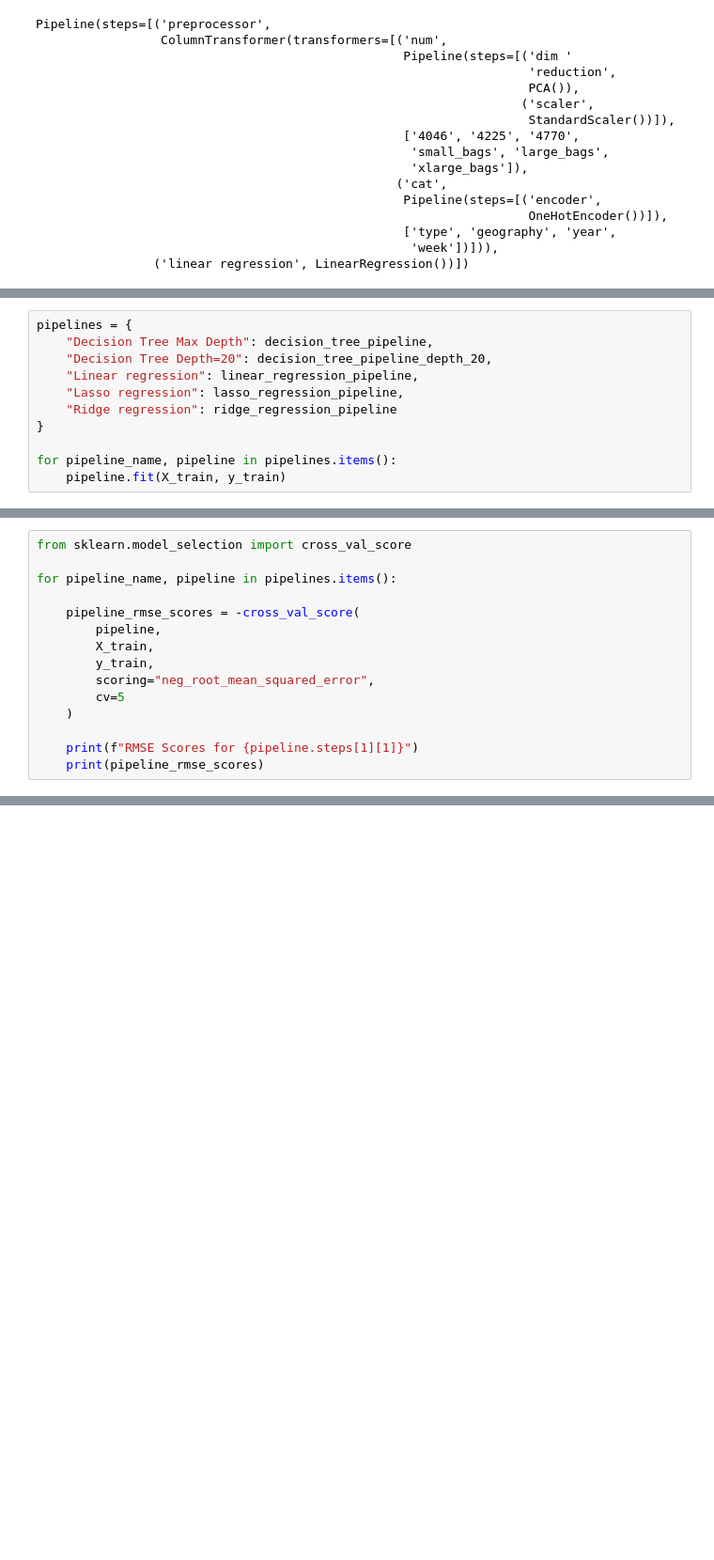
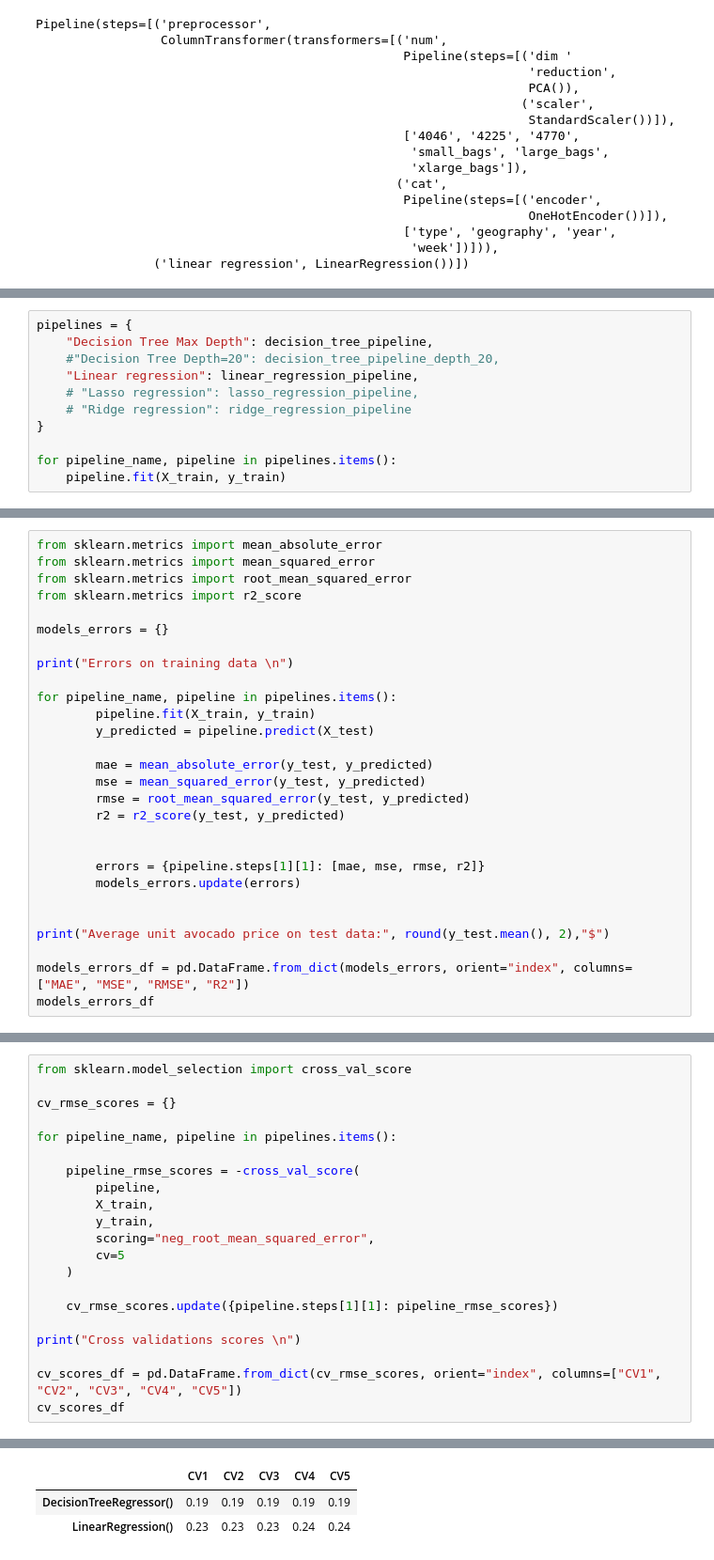
Before and after one commit to albertoprb/ml-avocado-price, a Jupyter notebook: model/model_v3.ipynb, the cells around one changed output, grey strips where cells are left out. Shown at 94% size. Saved outputs shown, nothing was run; the diff lists cells and outputs as text; blank space fills up the shorter version.

Commit message:
Cross-validation & Errors

```diff
--- a/model/model_v3.ipynb
+++ b/model/model_v3.ipynb
@@ -197,10 +199,10 @@ Test features shape:  (10905, 10)
 # %%
 pipelines = {
     "Decision Tree Max Depth": decision_tree_pipeline,
-    "Decision Tree Depth=20": decision_tree_pipeline_depth_20,
+    #"Decision Tree Depth=20": decision_tree_pipeline_depth_20,
     "Linear regression": linear_regression_pipeline,
-    "Lasso regression": lasso_regression_pipeline,
-    "Ridge regression": ridge_regression_pipeline
+    # "Lasso regression": lasso_regression_pipeline,
+    # "Ridge regression": ridge_regression_pipeline
 }
 
 for pipeline_name, pipeline in pipelines.items():
@@ -228,0 +210,28 @@ Average deviation between real and estimated (Using RMSE): 0.0 $
+# %%
+from sklearn.metrics import mean_absolute_error
+from sklearn.metrics import mean_squared_error
+from sklearn.metrics import root_mean_squared_error
+from sklearn.metrics import r2_score
+
+models_errors = {}
+
+print("Errors on training data \n")
+
+for pipeline_name, pipeline in pipelines.items():
+        pipeline.fit(X_train, y_train)
+        y_predicted = pipeline.predict(X_test)
+
+        mae = mean_absolute_error(y_test, y_predicted)
+        mse = mean_squared_error(y_test, y_predicted)
+        rmse = root_mean_squared_error(y_test, y_predicted)
+        r2 = r2_score(y_test, y_predicted)
+
+
+        errors = {pipeline.steps[1][1]: [mae, mse, rmse, r2]}
+        models_errors.update(errors)
+
+
+print("Average unit avocado price on test data:", round(y_test.mean(), 2),"$")
+
+models_errors_df = pd.DataFrame.from_dict(models_errors, orient="index", columns=["MAE", "MSE", "RMSE", "R2"])
+models_errors_df
@@ -229,5 +245,7 @@ Average deviation between real and estimated (Using RMSE): 0.0 $
 # %%
 from sklearn.model_selection import cross_val_score
+
+cv_rmse_scores = {}
 
 for pipeline_name, pipeline in pipelines.items():
 
@@ -239,6 +257,10 @@ for pipeline_name, pipeline in pipelines.items():
         cv=5
     )
 
-    print(f"RMSE Scores for {pipeline.steps[1][1]}")
-    print(pipeline_rmse_scores)
+    cv_rmse_scores.update({pipeline.steps[1][1]: pipeline_rmse_scores})
+
+print("Cross validations scores \n")
+
+cv_scores_df = pd.DataFrame.from_dict(cv_rmse_scores, orient="index", columns=["CV1", "CV2", "CV3", "CV4", "CV5"])
+cv_scores_df
 # %% [output]
@@ -254,0 +268,3 @@ Evaliation Scores for RidgeCV(alphas=[0.0001, 0.001, 0.01, 0.1, 1, 3, 10])
+|  | CV1 | CV2 | CV3 | CV4 | CV5 |
+| DecisionTreeRegressor() | 0.19 | 0.19 | 0.19 | 0.19 | 0.19 |
+| LinearRegression() | 0.23 | 0.23 | 0.23 | 0.24 | 0.24 |
```
Also changed, not shown: parts of 8 cells of this notebook, 2 other files.
